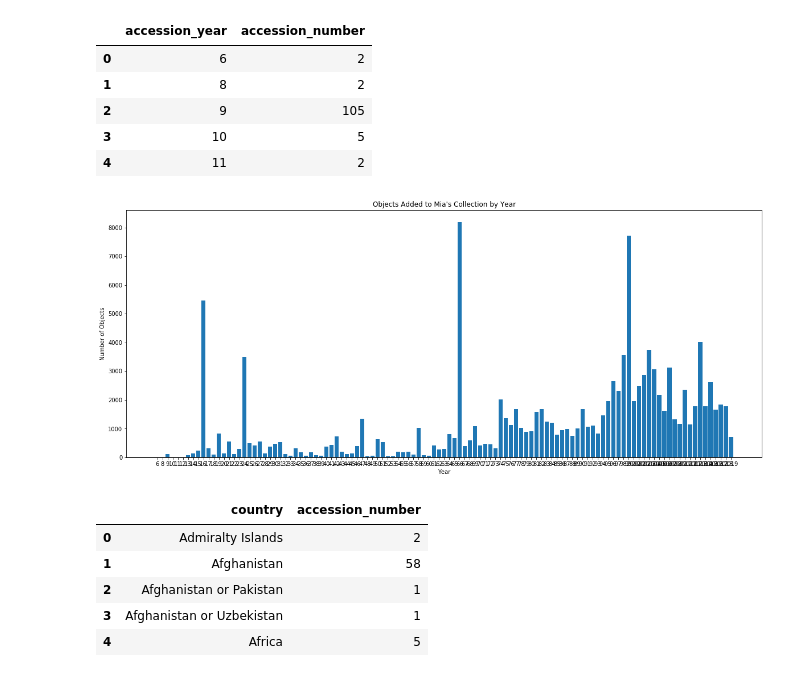
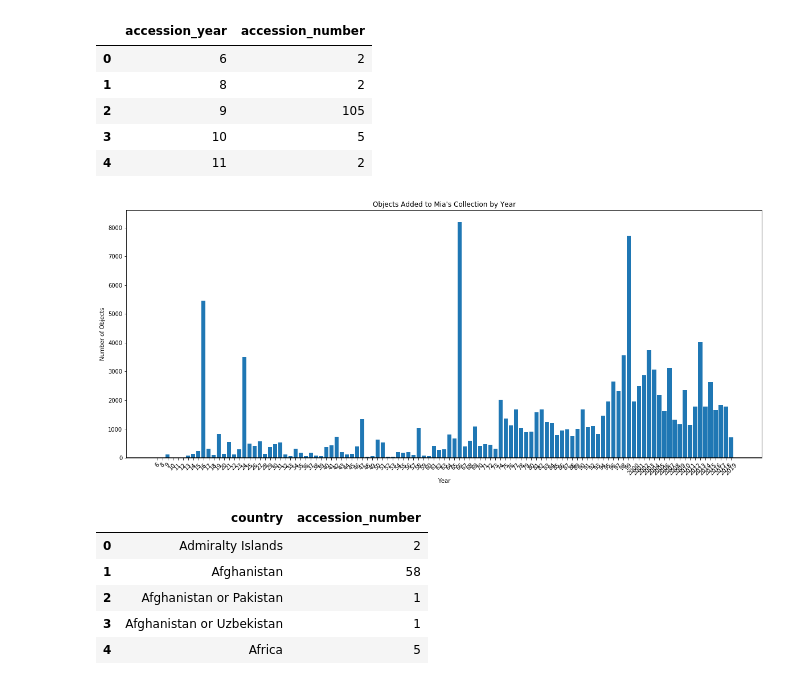
Before and after one commit to jackrapp/collection_map, a Jupyter notebook: collection_visualization.ipynb, the cells around one changed output. Saved outputs shown, nothing was run; the diff lists cells and outputs as text; code cells hidden in the pictures.

```diff
--- a/collection_visualization.ipynb
+++ b/collection_visualization.ipynb
@@ -35,26 +35,26 @@ collection_year.head()
 # %%
 # Create handles from accession_year values
 handles = collection_year['accession_year'].values
 
 # Build the bar chart
 plt.figure(figsize=(20,8))
 x_axis = np.arange(0,len(handles))
 
 plt.bar(x_axis, collection_year['accession_number'])
 plt.axhline(color="black")
-plt.xticks(x_axis, labels=handles)
+plt.xticks(x_axis, labels=handles, rotation=45)
 plt.title("Objects Added to Mia's Collection by Year")
 plt.xlabel("Year")
 plt.ylabel('Number of Objects')
 
 # # Save the Figure
 # plt.savefig("Tumor_Growth.png")
 
 
 # Show the Figure
 plt.show()
 # %% [output]
-[figure, old version]
+[figure, new version]
 # %%
 collection_country = data.groupby(['country'], as_index=False)['accession_number'].count()
 collection_country.head()
```
Also changed, not shown: parts of 4 cells of this notebook.
